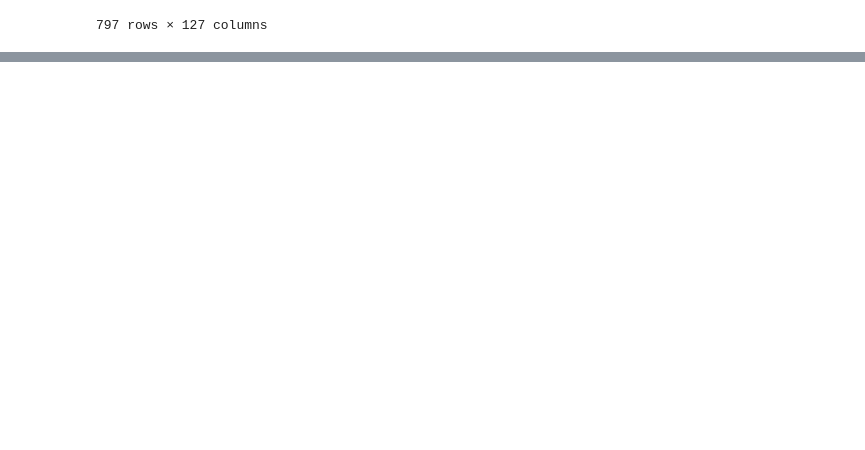
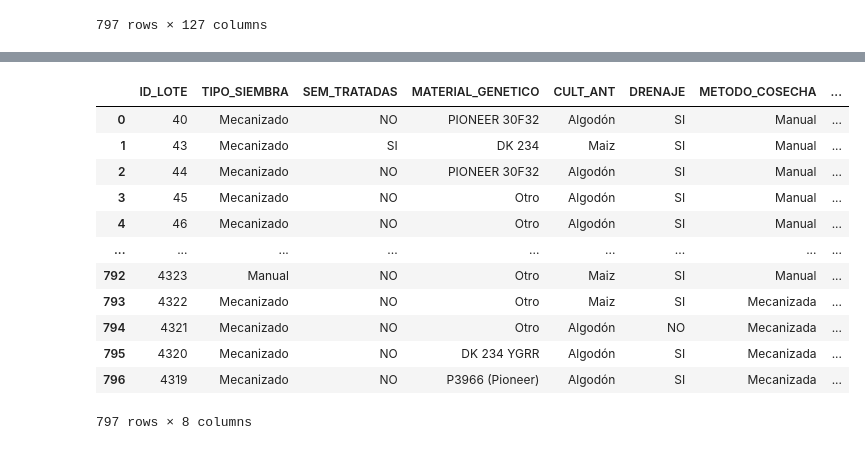
Before and after one commit to GermanMoran/TesisMaestria, a Jupyter notebook: Notebooks/Procesamiento/Procesamiento_Clima.ipynb, the cells around one changed output, grey strips where cells are left out. Cells and saved outputs as stored; diff of their text form; code cells hidden in the pictures; blank space fills up the shorter version.

```diff
--- a/Notebooks/Procesamiento/Procesamiento_Clima.ipynb
+++ b/Notebooks/Procesamiento/Procesamiento_Clima.ipynb
@@ -280,0 +276,17 @@ dataframe_final
+# %%
+variables = ['ID_LOTE', 'TIPO_SIEMBRA', 'SEM_TRATADAS','MATERIAL_GENETICO', 'CULT_ANT', 'DRENAJE', 'METODO_COSECHA','RDT_AJUSTADO']
+dataframe_final[variables]
+# %% [output]
+|  | ID_LOTE | TIPO_SIEMBRA | SEM_TRATADAS | MATERIAL_GENETICO | CULT_ANT | DRENAJE | METODO_COSECHA | ... |
+| 0 | 40 | Mecanizado | NO | PIONEER 30F32 | Algodón | SI | Manual | ... |
+| 1 | 43 | Mecanizado | SI | DK 234 | Maiz | SI | Manual | ... |
+| 2 | 44 | Mecanizado | NO | PIONEER 30F32 | Algodón | SI | Manual | ... |
+| 3 | 45 | Mecanizado | NO | Otro | Algodón | SI | Manual | ... |
+| 4 | 46 | Mecanizado | NO | Otro | Algodón | SI | Manual | ... |
+| ... | ... | ... | ... | ... | ... | ... | ... | ... |
+| 792 | 4323 | Manual | NO | Otro | Maiz | SI | Manual | ... |
+| 793 | 4322 | Mecanizado | NO | Otro | Maiz | SI | Mecanizada | ... |
+| 794 | 4321 | Mecanizado | NO | Otro | Algodón | NO | Mecanizada | ... |
+| 795 | 4320 | Mecanizado | NO | DK 234 YGRR | Algodón | SI | Mecanizada | ... |
+| 796 | 4319 | Mecanizado | NO | P3966 (Pioneer) | Algodón | SI | Mecanizada | ... |
+797 rows × 8 columns
```
Also changed, not shown: parts of 1 cell of this notebook, 12 other files.
